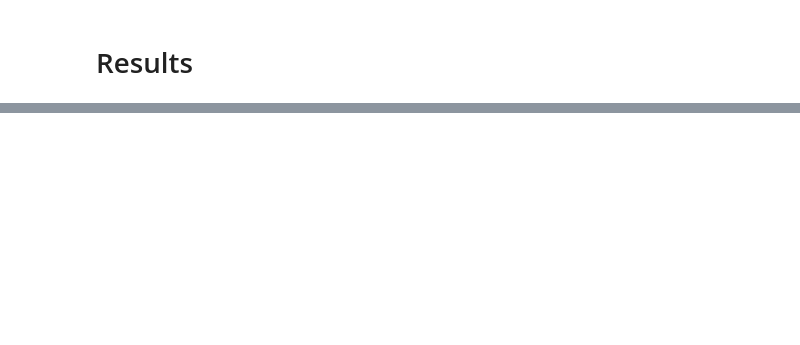
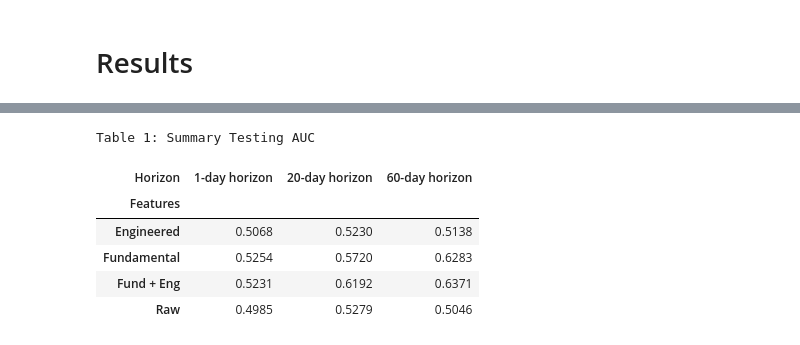
Before and after one commit to RipaltaOriol/ML-Stock-Predictor, a Jupyter notebook: logistic_regression.ipynb, the cells around one changed output, grey strips where cells are left out. Saved outputs shown, nothing was run; the diff lists cells and outputs as text; code cells hidden in the pictures; blank space fills up the shorter version.

```diff
--- a/logistic_regression.ipynb
+++ b/logistic_regression.ipynb
@@ -485,0 +433,35 @@ test_df
+# %%
+test_df = test_df.rename(columns={
+    "y_1": "1-day horizon",
+    "y_20": "20-day horizon",
+    "y_60": "60-day horizon"
+})
+
+test_df = test_df.rename(index={
+    "raw": "Raw",
+    "eng": "Engineered",
+    "fund": "Fundamental",
+    "fund_eng": "Fund + Eng"
+})
+
+test_st = (
+    test_df.style
+      .set_caption("Table 1: Summary Testing AUC")
+      .format("{:.4f}")              # numeric formatting
+      .set_table_styles([
+          {"selector": "table", "props": "width:100%; border-collapse:separate; border-spacing:10px;"},
+          {"selector": "th, td", "props": "padding:10px;"},
+          {"selector": "th", "props": "font-size:12pt;"},
+          {"selector": "td", "props": "font-size:11pt;"},
+      ])
+      .set_properties(**{"min-width": "120px"})
+)
+test_st
+# %% [output]
+Table 1: Summary Testing AUC
+| Horizon | 1-day horizon | 20-day horizon | 60-day horizon |
+| Features |  |  |  |
+| Engineered | 0.5068 | 0.5230 | 0.5138 |
+| Fundamental | 0.5254 | 0.5720 | 0.6283 |
+| Fund + Eng | 0.5231 | 0.6192 | 0.6371 |
+| Raw | 0.4985 | 0.5279 | 0.5046 |
```
Also changed, not shown: parts of 18 cells of this notebook.
